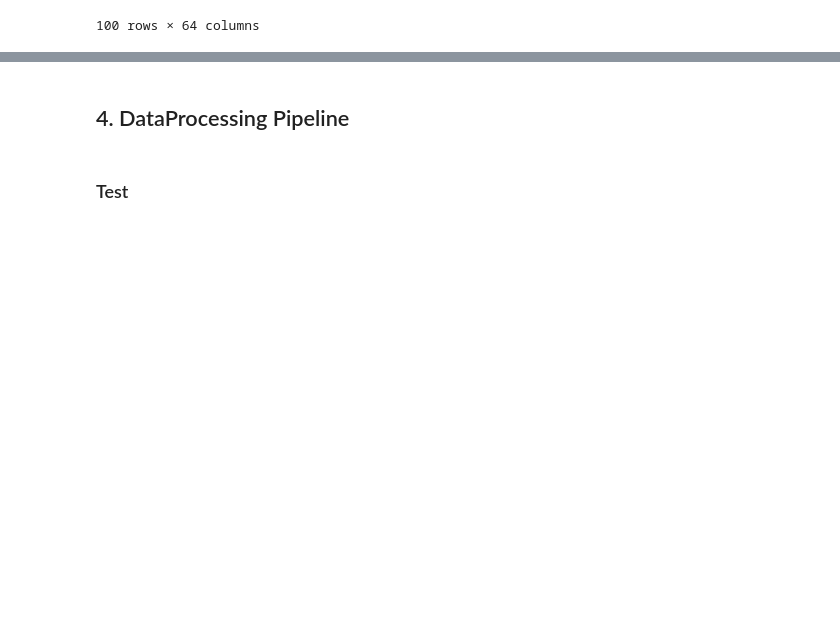
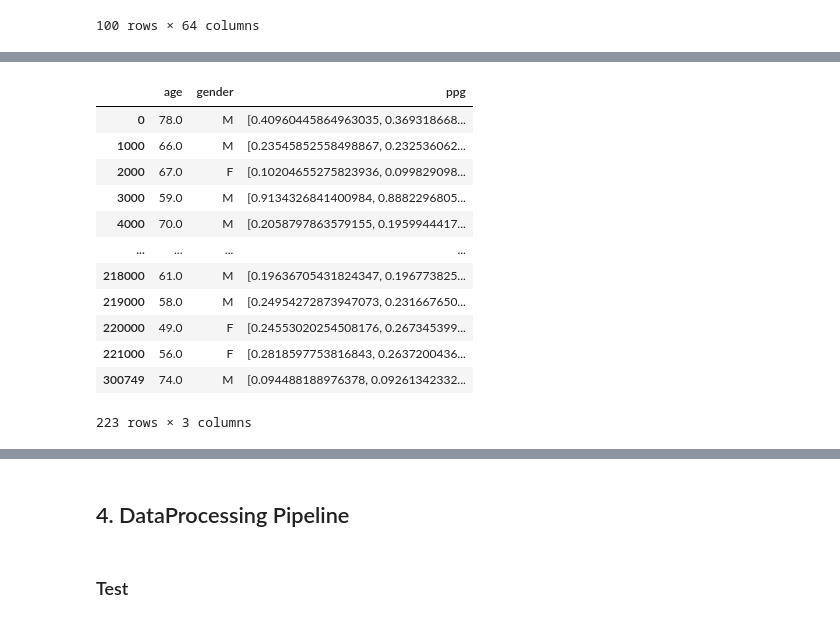
Before and after one commit to waddason/map_estimation, a Jupyter notebook: neurokit.ipynb, the cells around one changed output, grey strips where cells are left out. Drawn from its saved outputs; the diff is of its cells as text; code cells hidden in the pictures; blank space fills up the shorter version.

```diff
--- a/neurokit.ipynb
+++ b/neurokit.ipynb
@@ -528,0 +626,18 @@ ppg_features_df_safe.describe()
+# %%
+# Try to pass multiple sample as different epochs
+X_simple = X_df_label.iloc[::1000][["age", "gender", "ppg"]]
+X_simple
+# %% [output]
+|  | age | gender | ppg |
+| 0 | 78.0 | M | [0.40960445864963035, 0.369318668... |
+| 1000 | 66.0 | M | [0.23545852558498867, 0.232536062... |
+| 2000 | 67.0 | F | [0.10204655275823936, 0.099829098... |
+| 3000 | 59.0 | M | [0.9134326841400984, 0.8882296805... |
+| 4000 | 70.0 | M | [0.2058797863579155, 0.1959944417... |
+| ... | ... | ... | ... |
+| 218000 | 61.0 | M | [0.19636705431824347, 0.196773825... |
+| 219000 | 58.0 | M | [0.24954272873947073, 0.231667650... |
+| 220000 | 49.0 | F | [0.24553020254508176, 0.267345399... |
+| 221000 | 56.0 | F | [0.2818597753816843, 0.2637200436... |
+| 300749 | 74.0 | M | [0.094488188976378, 0.09261342332... |
+223 rows × 3 columns
```
Also changed, not shown: parts of 38 cells of this notebook, 7 other files.
